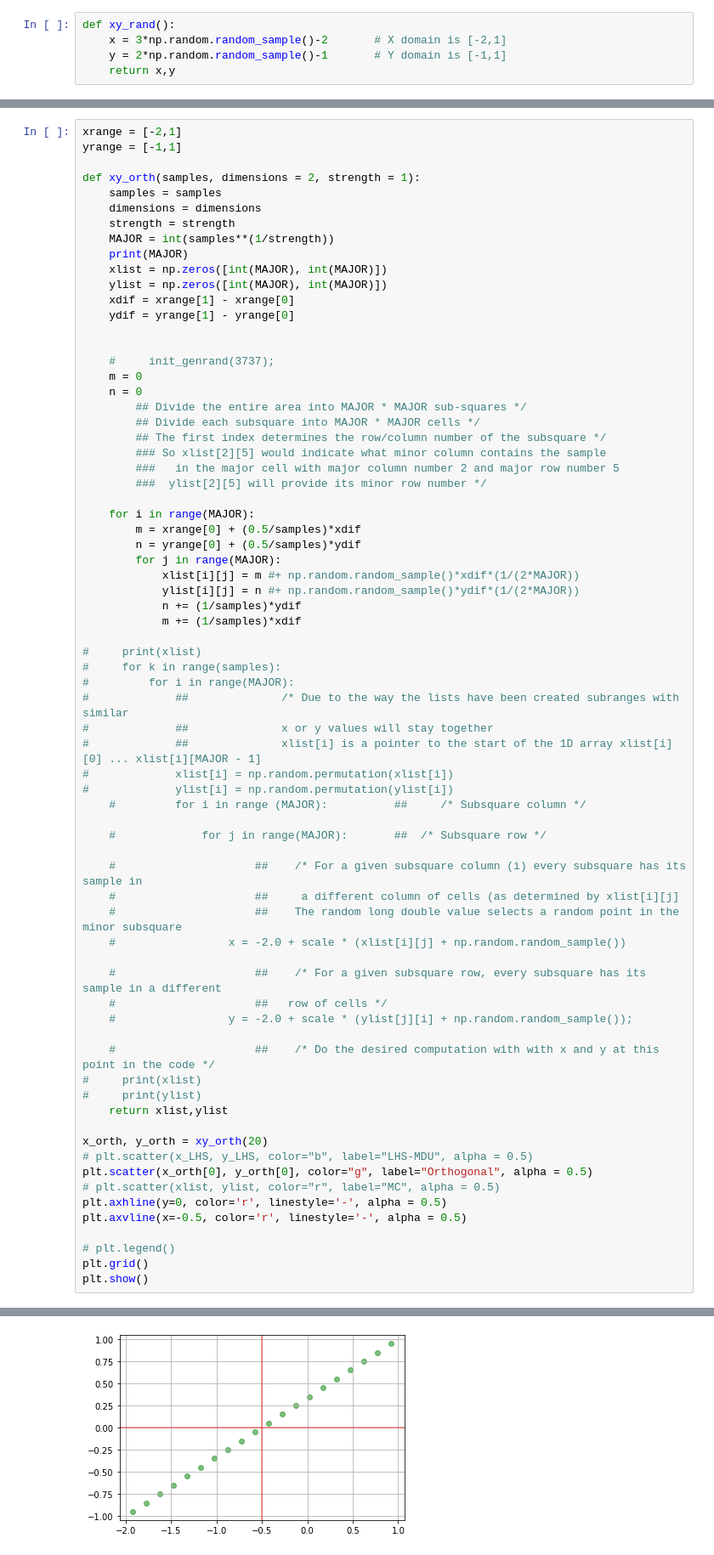
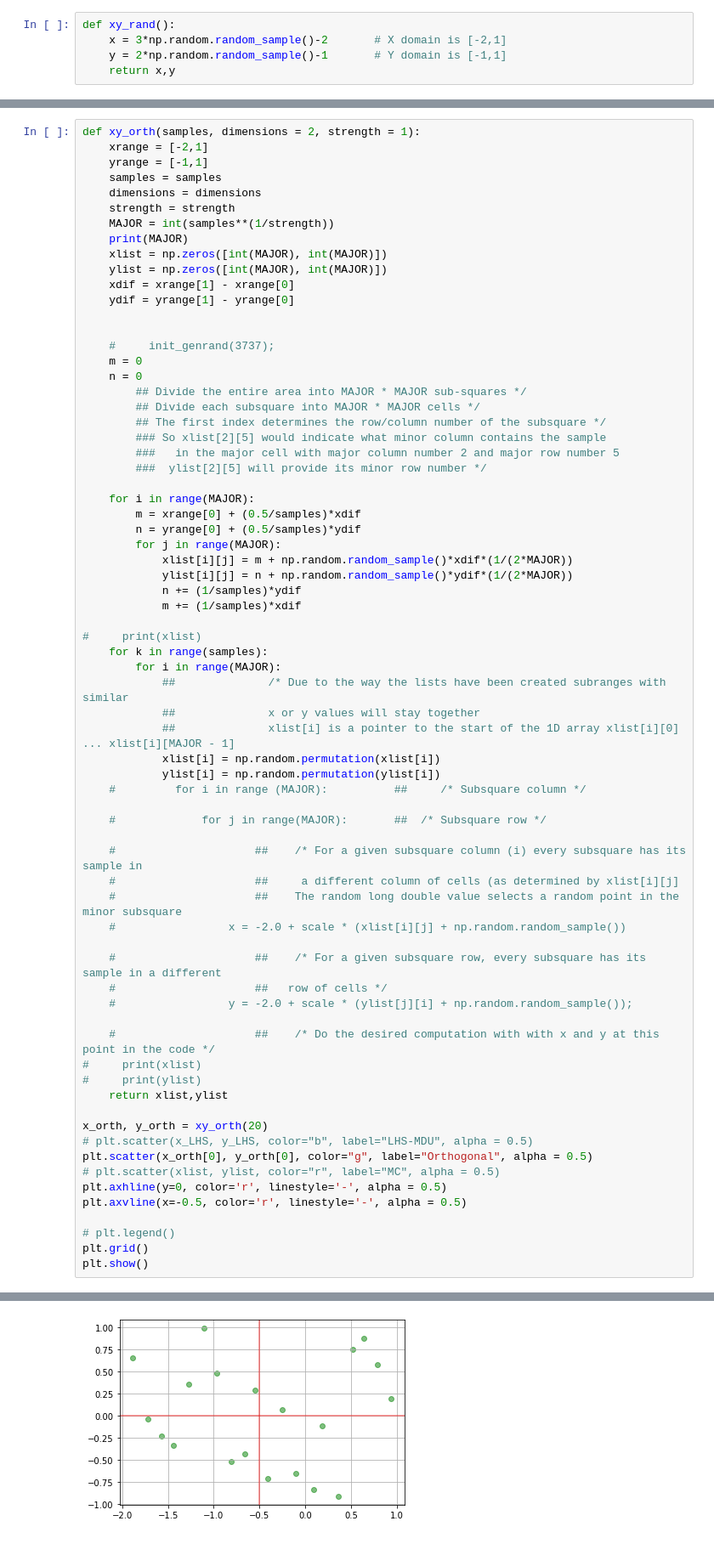
Before and after one commit to Florisdv5/Mandelbrot, a Jupyter notebook: Mandelbrot_orthogonal.ipynb, the cells around one changed output, grey strips where cells are left out. Shown at 85% size. Saved outputs shown, nothing was run; the diff lists cells and outputs as text.

```diff
--- a/Mandelbrot_orthogonal.ipynb
+++ b/Mandelbrot_orthogonal.ipynb
@@ -111,10 +113,9 @@ plt.show()
  [ 0.     0.     0.    -0.125]]
 [figure]
 # %%
-xrange = [-2,1]
-yrange = [-1,1]
-
 def xy_orth(samples, dimensions = 2, strength = 1):
+    xrange = [-2,1]
+    yrange = [-1,1]
     samples = samples
     dimensions = dimensions
     strength = strength
@@ -140,50 +141,50 @@ def xy_orth(samples, dimensions = 2, strength = 1):
         m = xrange[0] + (0.5/samples)*xdif
         n = yrange[0] + (0.5/samples)*ydif
         for j in range(MAJOR):
-            xlist[i][j] = m #+ np.random.random_sample()*xdif*(1/(2*MAJOR))
-            ylist[i][j] = n #+ np.random.random_sample()*ydif*(1/(2*MAJOR))
+            xlist[i][j] = m + np.random.random_sample()*xdif*(1/(2*MAJOR))
+            ylist[i][j] = n + np.random.random_sample()*ydif*(1/(2*MAJOR))
             n += (1/samples)*ydif
             m += (1/samples)*xdif
 
 #     print(xlist)
-#     for k in range(samples):
-#         for i in range(MAJOR):
-#             ##              /* Due to the way the lists have been created subranges with similar
-#             ##              x or y values will stay together
-#             ##              xlist[i] is a pointer to the start of the 1D array xlist[i][0] ... xlist[i][MAJOR - 1]
-#             xlist[i] = np.random.permutation(xlist[i])
-#             ylist[i] = np.random.permutation(ylist[i])
+    for k in range(samples):
+        for i in range(MAJOR):
+            ##              /* Due to the way the lists have been created subranges with similar
+            ##              x or y values will stay together
+            ##              xlist[i] is a pointer to the start of the 1D array xlist[i][0] ... xlist[i][MAJOR - 1]
+            xlist[i] = np.random.permutation(xlist[i])
+            ylist[i] = np.random.permutation(ylist[i])
     #         for i in range (MAJOR):          ##     /* Subsquare column */
 
     #             for j in range(MAJOR):       ##  /* Subsquare row */
 
     #                     ##    /* For a given subsquare column (i) every subsquare has its sample in
     #                     ##     a different column of cells (as determined by xlist[i][j]
     #                     ##    The random long double value selects a random point in the minor subsquare
     #                 x = -2.0 + scale * (xlist[i][j] + np.random.random_sample())
 
     #                     ##    /* For a given subsquare row, every subsquare has its sample in a different
     #                     ##   row of cells */
     #                 y = -2.0 + scale * (ylist[j][i] + np.random.random_sample());
 
     #                     ##    /* Do the desired computation with with x and y at this point in the code */
 #     print(xlist)
 #     print(ylist)
     return xlist,ylist
 
 x_orth, y_orth = xy_orth(20)
 # plt.scatter(x_LHS, y_LHS, color="b", label="LHS-MDU", alpha = 0.5)
 plt.scatter(x_orth[0], y_orth[0], color="g", label="Orthogonal", alpha = 0.5)
 # plt.scatter(xlist, ylist, color="r", label="MC", alpha = 0.5)
 plt.axhline(y=0, color='r', linestyle='-', alpha = 0.5)
 plt.axvline(x=-0.5, color='r', linestyle='-', alpha = 0.5)
 
 # plt.legend()
 plt.grid()
 plt.show()
 # %% [output]
 20
-[figure, old version]
+[figure, new version]
 # %%
 def xy_LHS(x):
     l = lhsmdu.sample(2,x)
```
Also changed, not shown: parts of 9 cells of this notebook.
